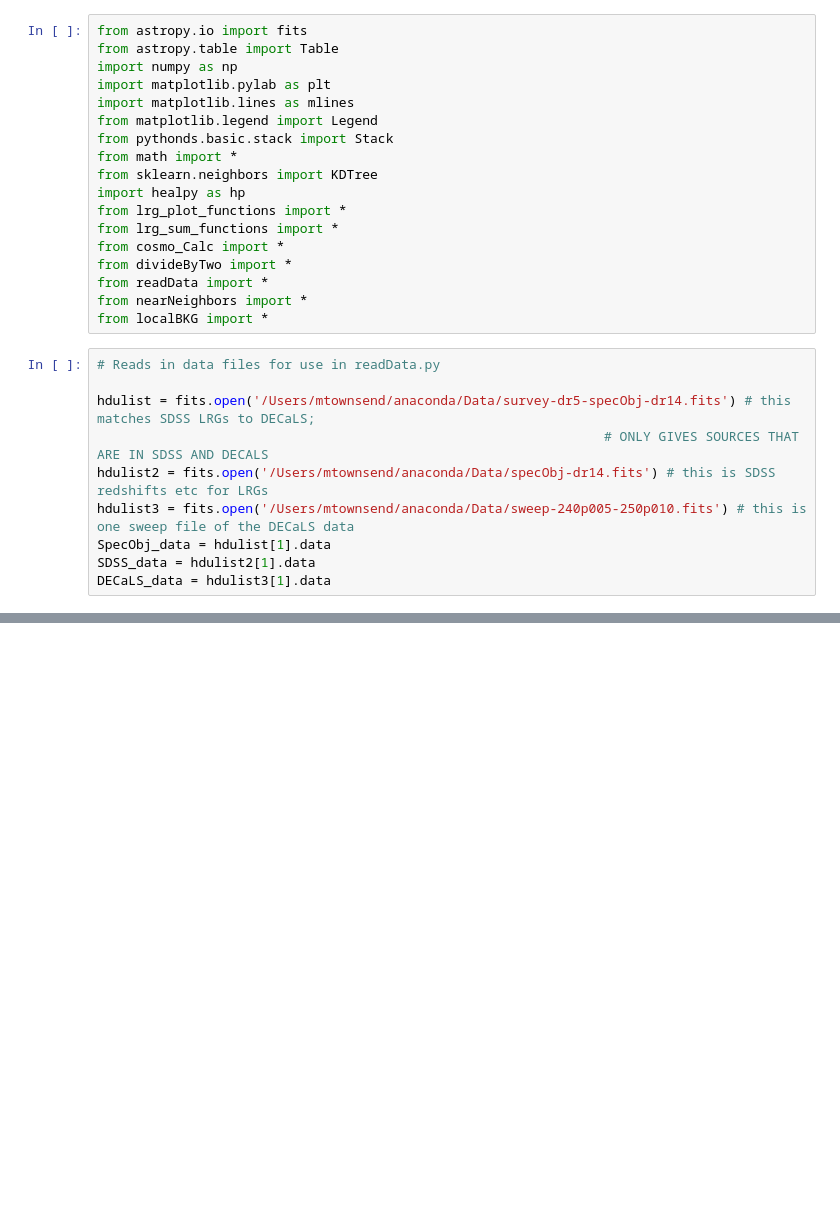
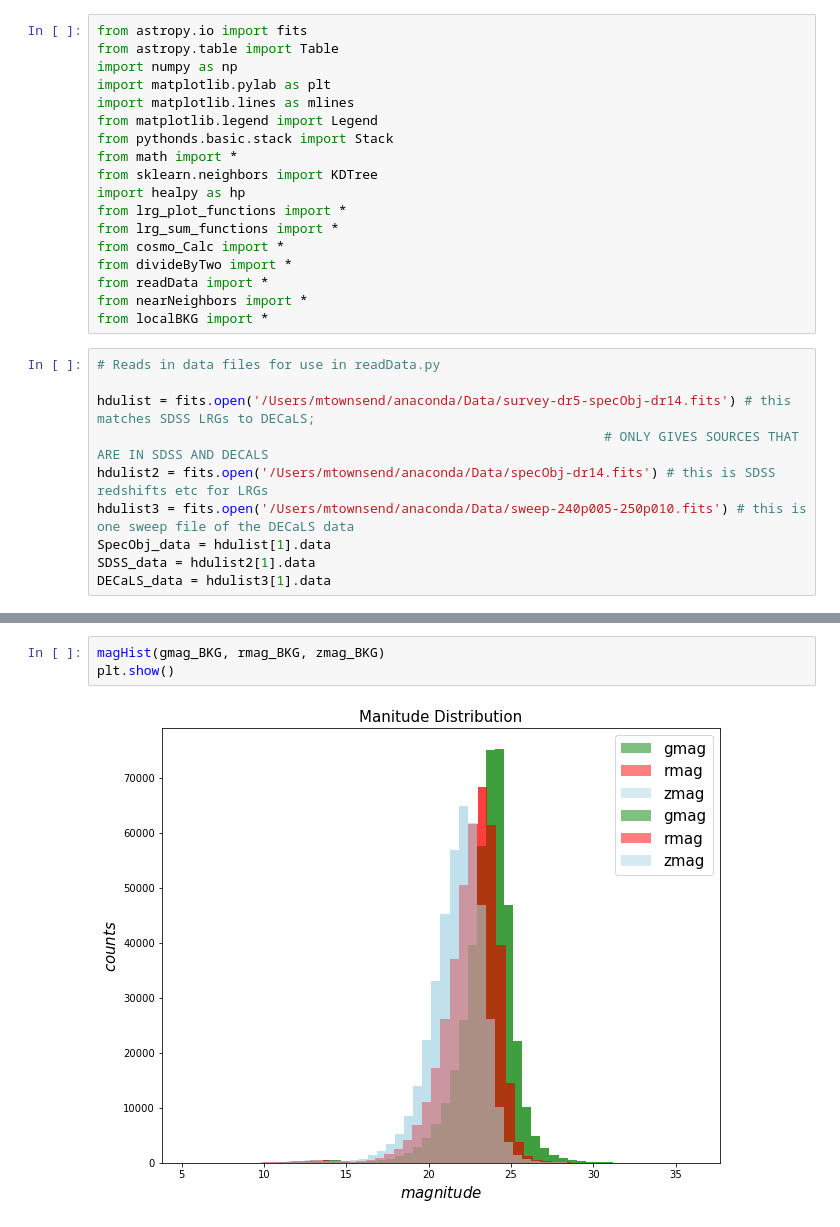
Before and after one commit to metownsend/lrg-project, a Jupyter notebook: statSub_modules.ipynb, the cells around one changed output, grey strips where cells are left out. Drawn from its saved outputs; the diff is of its cells as text; blank space fills up the shorter version.

```diff
--- a/statSub_modules.ipynb
+++ b/statSub_modules.ipynb
@@ -37,0 +95,5 @@ TypeError: list indices must be integers or slices, not tuple
+# %%
+magHist(gmag_BKG, rmag_BKG, zmag_BKG)
+plt.show()
+# %% [output]
+[figure, added]
```
Also changed, not shown: parts of 15 cells of this notebook, 5 other files.
